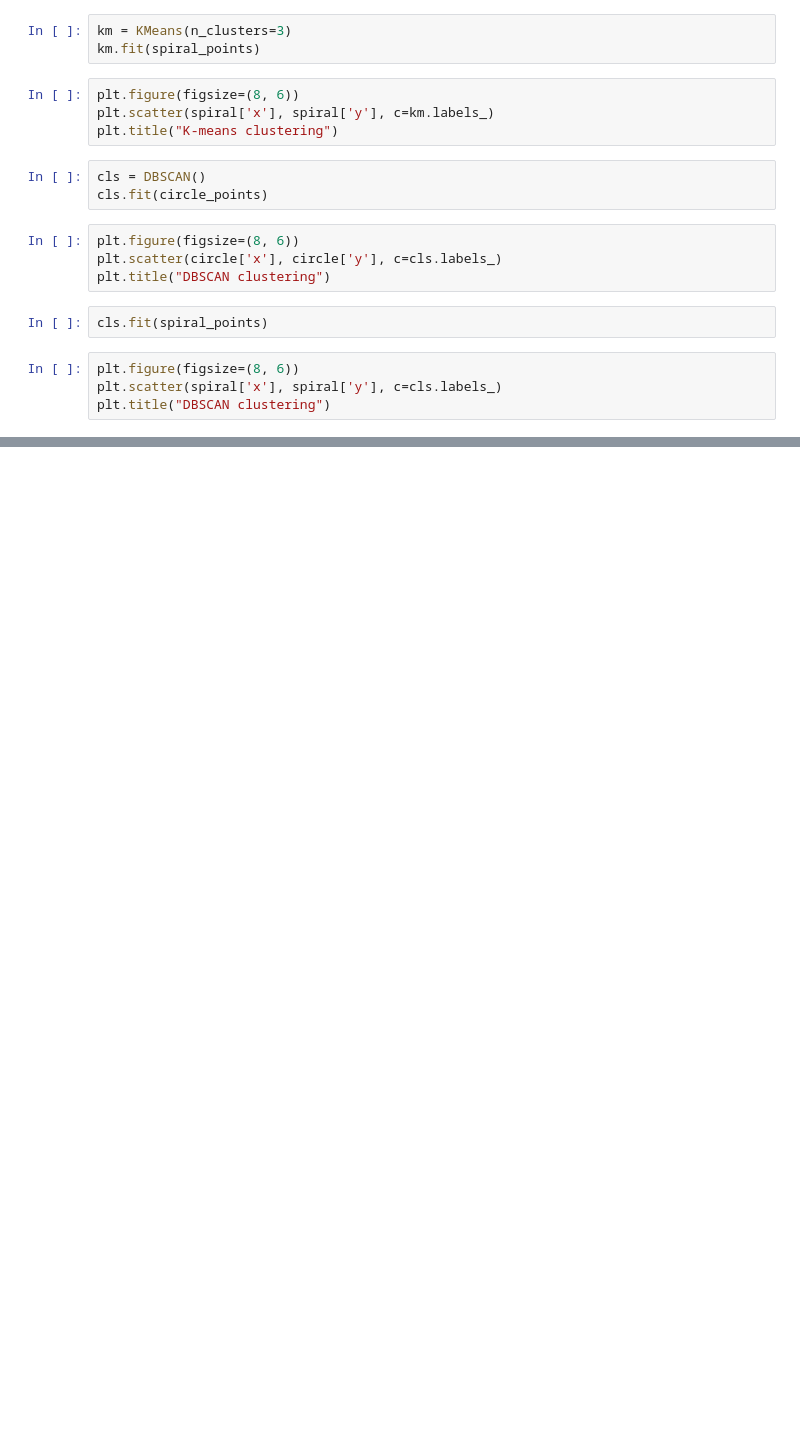
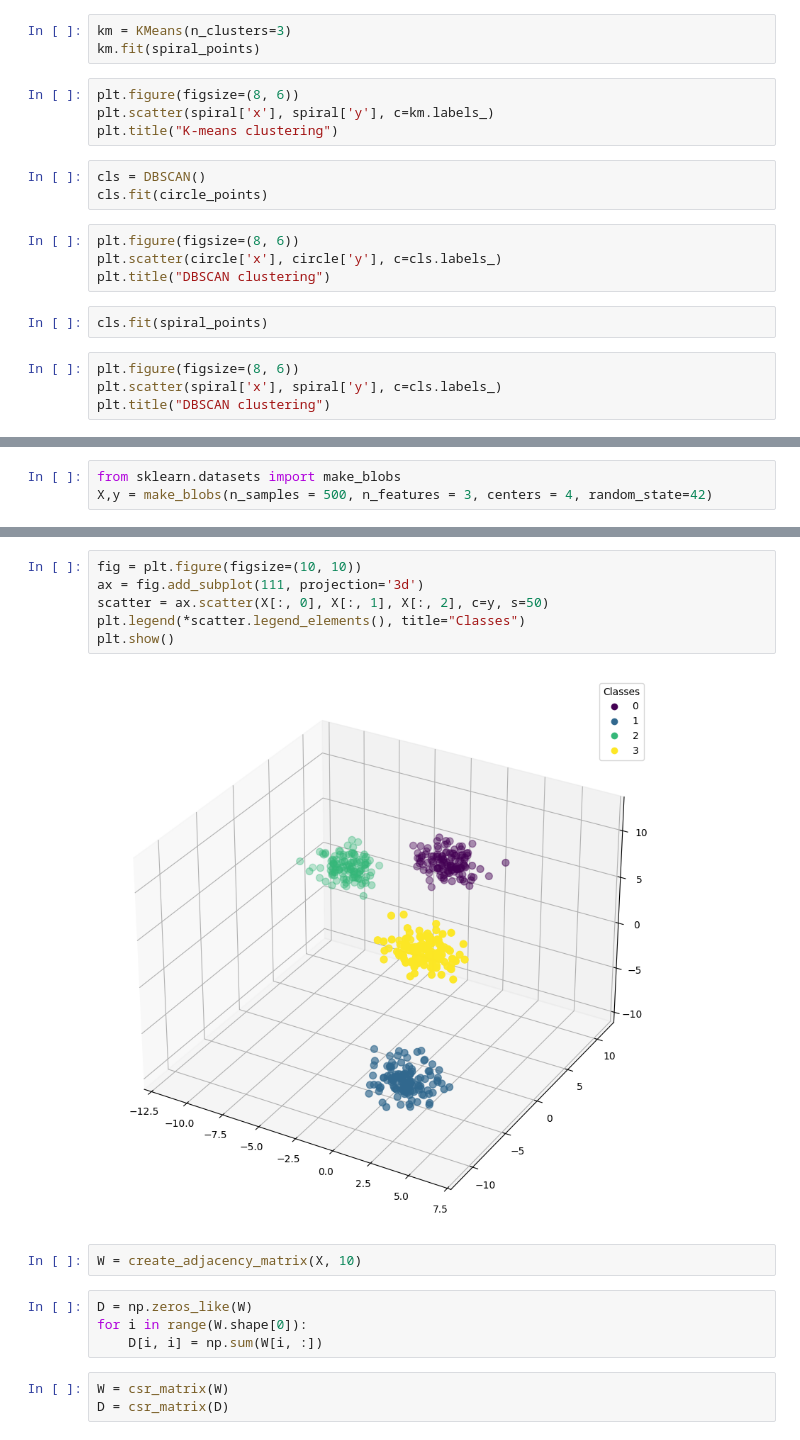
Before and after one commit to chiaramaretto/CA-Homework2, a Jupyter notebook: Maretto_Gosmar_HWSC.ipynb, the cells around one changed output, grey strips where cells are left out. Cells and saved outputs as stored; diff of their text form; blank space fills up the shorter version.

```diff
--- a/Maretto_Gosmar_HWSC.ipynb
+++ b/Maretto_Gosmar_HWSC.ipynb
@@ -313,0 +307,3 @@ plt.title("DBSCAN clustering")
+# %%
+from sklearn.datasets import make_blobs
+X,y = make_blobs(n_samples = 500, n_features = 3, centers = 4, random_state=42)
@@ -313,0 +320,17 @@ plt.title("DBSCAN clustering")
+# %%
+fig = plt.figure(figsize=(10, 10))
+ax = fig.add_subplot(111, projection='3d')
+scatter = ax.scatter(X[:, 0], X[:, 1], X[:, 2], c=y, s=50)
+plt.legend(*scatter.legend_elements(), title="Classes")
+plt.show()
+# %% [output]
+[figure, added]
+# %%
+W = create_adjacency_matrix(X, 10)
+# %%
+D = np.zeros_like(W)
+for i in range(W.shape[0]):
+    D[i, i] = np.sum(W[i, :])
+# %%
+W = csr_matrix(W)
+D = csr_matrix(D)
```
Also changed, not shown: parts of 23 cells of this notebook.
